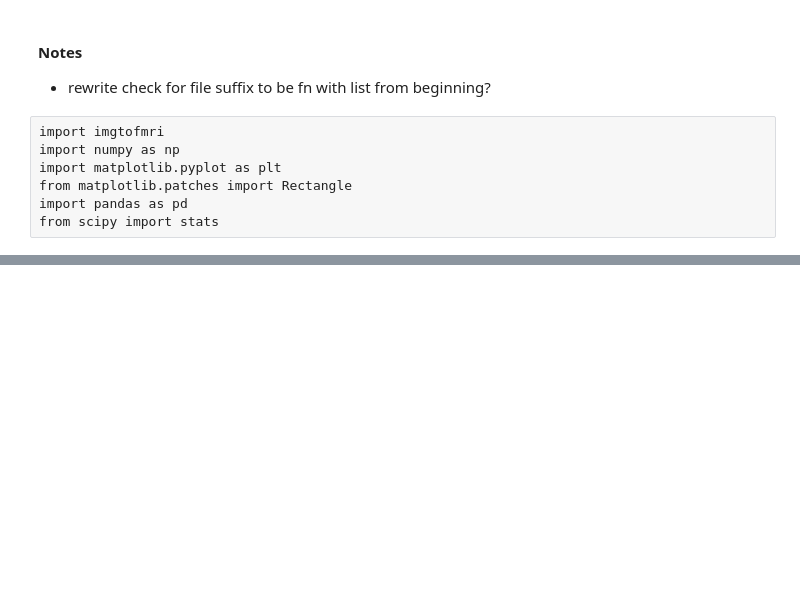
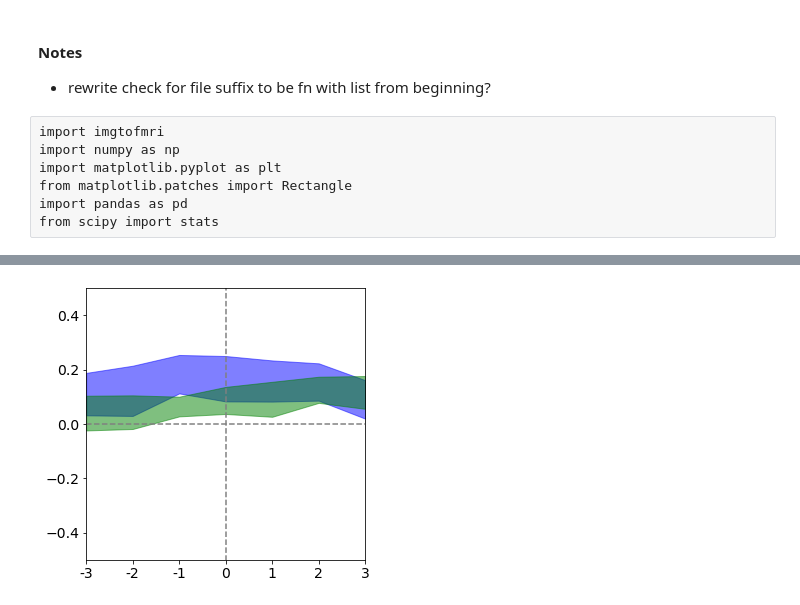
Before and after one commit to dpmlab/img2fmri, a Jupyter notebook: aperture_notebook.ipynb, the cells around one changed output, grey strips where cells are left out. Cells and saved outputs as stored; diff of their text form; code cells hidden in the pictures; blank space fills up the shorter version.

```diff
--- a/aperture_notebook.ipynb
+++ b/aperture_notebook.ipynb
@@ -296,0 +304,4 @@ from scipy import stats
+# %%
+imgtofmri.pc_bootstrapped_pred_lum_3TRs_conf_intervals(bound_averages)
+# %% [output]
+[figure, added]
```
Also changed, not shown: parts of 22 cells of this notebook, 1 other file.
